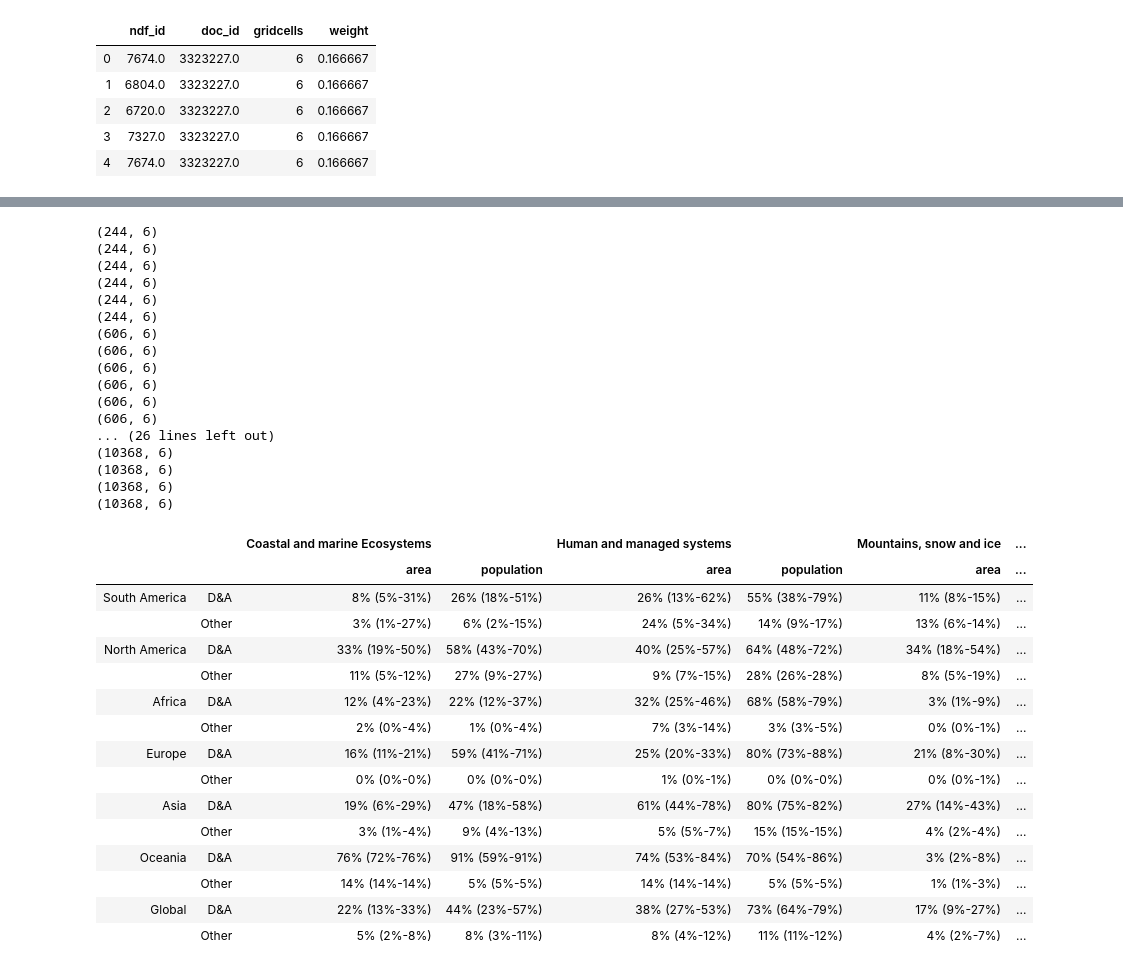
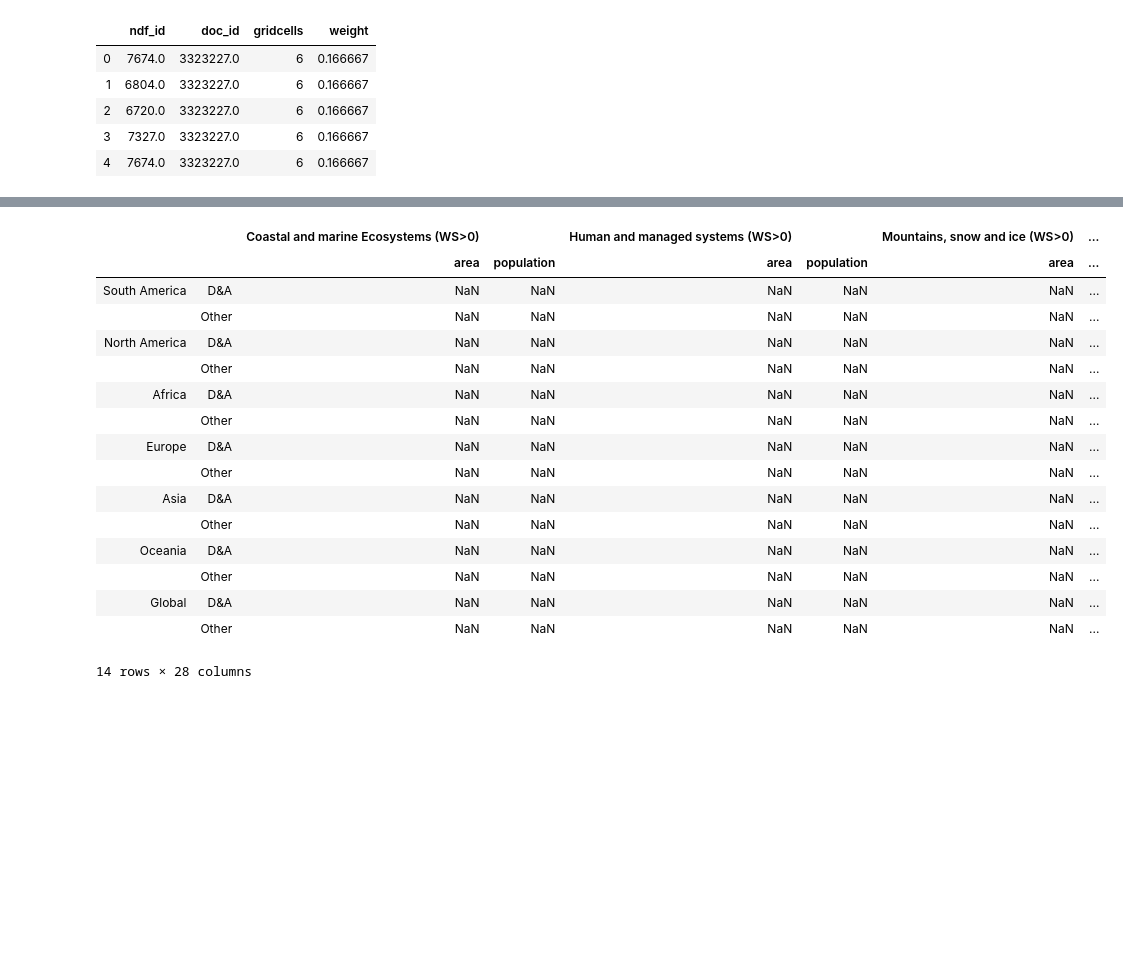
Before and after one commit to mcallaghan/regional-impacts-map, a Jupyter notebook: analysis/5e_tables.ipynb, the cells around one changed output, grey strips where cells are left out. Saved outputs shown, nothing was run; the diff lists cells and outputs as text; code cells hidden in the pictures; blank space fills up the shorter version.

```diff
--- a/analysis/5e_tables.ipynb
+++ b/analysis/5e_tables.ipynb
@@ -38,7 +374,9 @@ continents = [
 # %%
 sector_total = sector_cols + [" - Total - "]
+sector_labels = [x.split(' - ')[1].replace('managed','managed systems').replace('ES','ecosystems') for x in sector_total]
+sector_labels = [x + " (WS>0)" for x in sector_labels ]
 
-colindex = pd.MultiIndex.from_tuples(list(itertools.product(*[[x.split(' - ')[1].replace('managed','managed systems').replace('ES','ecosystems') for x in sector_total],["area","population"]])))
+colindex = pd.MultiIndex.from_tuples(list(itertools.product(*[sector_labels,["area","population"]])))
 glob_index = pd.MultiIndex.from_tuples(list(itertools.product(*[continents + ["Global"],["D&A","Other"]])))
 table = pd.DataFrame(index=glob_index,columns=colindex)
 
@@ -52,7 +390,7 @@ def ci_area_sum(ndf, sub_ndf, threshold, var):
     for suffix in ["","_lower","_upper"]:
         results.append(sub_ndf[sub_ndf[f"total_study_prop{suffix}"]>=threshold][var].sum()/ndf_sum)
 
-    return f"{results[0]:.0%} ({results[1]:.0%}-{results[2]:.0%})"
+    return f"{results[0]:.0%}"
 
 def ci_df(df, var_list):
     lower_df = df
@@ -80,66 +418,50 @@ for i, continent in enumerate(continents+["Global"]):
         else:
             mid_ids, lower_ids, upper_ids = ci_df(cdf,['0 - relevance - mean_prediction', sector])
             thresh = 1
         id_subsets = [mid_ids, upper_ids, lower_ids]
         ndf = df[df['index'].isin(ndf_ids)][['index','study_addition','is_land','n_da_impacts','area','population']]
         for var, driver in [("temp","Temperature"),("precip","Precipitation")]:
             for l, (label, suffix) in enumerate([(f"{var}_study_prop","mean_prediction"),(f"{var}_study_prop_upper","upper_pred"),(f"{var}_study_prop_lower","lower_pred")]):
                 var_studies = driver_df[(driver_df[f'6 - {driver} - {suffix}']>=0.5) & (driver_df['id'].isin(id_subsets[l]))].id
                 var_ndf = df_ndf[df_ndf['doc_id'].isin(var_studies)].groupby('ndf_id')['weight'].sum().to_frame().rename(columns={"weight":label})
                 ndf = ndf.merge(var_ndf, left_on="index", right_on="ndf_id", how="left")
                 ndf[label] = ndf[label].fillna(0)
 
         for suffix in ["","_lower","_upper"]:
 
             ndf.loc[ndf['study_addition']=="temp",f"total_study_prop{suffix}"] = ndf.loc[ndf['study_addition']=="temp",f"temp_study_prop{suffix}"]
             ndf.loc[ndf['study_addition']=="precip",f"total_study_prop{suffix}"] = ndf.loc[ndf['study_addition']=="precip",f"precip_study_prop{suffix}"]
             ndf.loc[ndf['study_addition']=="add",f"total_study_prop{suffix}"] = ndf.loc[ndf['study_addition']=="add",[f"precip_study_prop{suffix}",f"temp_study_prop{suffix}"]].sum(axis=1)
             ndf[f"total_study_prop{suffix}"].fillna(0)
 
         for j, da in enumerate(["D&A","Other"]):
             if da=="D&A":
                 sub_ndf = ndf[(abs(ndf['n_da_impacts'])>0)]
             else:
                 sub_ndf = ndf[(abs(ndf['n_da_impacts'])==0)]
 
             for var in ["area","population"]:
-                table.loc[(continent,da),(sector.split(' - ')[1].replace('managed','managed systems').replace('ES','ecosystems'), var)] = ci_area_sum(ndf, sub_ndf,thresh, var)
+                table.loc[(continent,da),(sector.split(' - ')[1].replace('managed','managed systems').replace('ES','ecosystems'), var)] = ci_area_sum(ndf, sub_ndf,0, var)
 
-table.to_html('../supplementary_data/area_pop_sums.md')
-table.to_excel('../supplementary_data/area_pop_sums.xlsx')
+table.to_html('../supplementary_data/area_pop_sums_all.md')
+table.to_excel('../supplementary_data/area_pop_sums_all.xlsx')
 
 table
 # %% [output]
+|  |  | Coastal and marine Ecosystems (WS>0) |  | Human and managed systems (WS>0) |  | Mountains, snow and ice (WS>0) | ... |
+|  |  | area | population | area | population | area | ... |
+| South America | D&A | NaN | NaN | NaN | NaN | NaN | ... |
+|  | Other | NaN | NaN | NaN | NaN | NaN | ... |
+| North America | D&A | NaN | NaN | NaN | NaN | NaN | ... |
+|  | Other | NaN | NaN | NaN | NaN | NaN | ... |
+| Africa | D&A | NaN | NaN | NaN | NaN | NaN | ... |
+|  | Other | NaN | NaN | NaN | NaN | NaN | ... |
+| Europe | D&A | NaN | NaN | NaN | NaN | NaN | ... |
+|  | Other | NaN | NaN | NaN | NaN | NaN | ... |
+| Asia | D&A | NaN | NaN | NaN | NaN | NaN | ... |
+|  | Other | NaN | NaN | NaN | NaN | NaN | ... |
+| Oceania | D&A | NaN | NaN | NaN | NaN | NaN | ... |
+|  | Other | NaN | NaN | NaN | NaN | NaN | ... |
+| Global | D&A | NaN | NaN | NaN | NaN | NaN | ... |
+|  | Other | NaN | NaN | NaN | NaN | NaN | ... |
-(244, 6)
-(244, 6)
-(244, 6)
-(244, 6)
-(244, 6)
-(244, 6)
-(606, 6)
-(606, 6)
-(606, 6)
-(606, 6)
-(606, 6)
-(606, 6)
-... (26 lines left out)
-(10368, 6)
-(10368, 6)
-(10368, 6)
-(10368, 6)
+14 rows × 28 columns
-|  |  | Coastal and marine Ecosystems |  | Human and managed systems |  | Mountains, snow and ice | ... |
-|  |  | area | population | area | population | area | ... |
-| South America | D&A | 8% (5%-31%) | 26% (18%-51%) | 26% (13%-62%) | 55% (38%-79%) | 11% (8%-15%) | ... |
-|  | Other | 3% (1%-27%) | 6% (2%-15%) | 24% (5%-34%) | 14% (9%-17%) | 13% (6%-14%) | ... |
-| North America | D&A | 33% (19%-50%) | 58% (43%-70%) | 40% (25%-57%) | 64% (48%-72%) | 34% (18%-54%) | ... |
-|  | Other | 11% (5%-12%) | 27% (9%-27%) | 9% (7%-15%) | 28% (26%-28%) | 8% (5%-19%) | ... |
-| Africa | D&A | 12% (4%-23%) | 22% (12%-37%) | 32% (25%-46%) | 68% (58%-79%) | 3% (1%-9%) | ... |
-|  | Other | 2% (0%-4%) | 1% (0%-4%) | 7% (3%-14%) | 3% (3%-5%) | 0% (0%-1%) | ... |
-| Europe | D&A | 16% (11%-21%) | 59% (41%-71%) | 25% (20%-33%) | 80% (73%-88%) | 21% (8%-30%) | ... |
-|  | Other | 0% (0%-0%) | 0% (0%-0%) | 1% (0%-1%) | 0% (0%-0%) | 0% (0%-1%) | ... |
-| Asia | D&A | 19% (6%-29%) | 47% (18%-58%) | 61% (44%-78%) | 80% (75%-82%) | 27% (14%-43%) | ... |
-|  | Other | 3% (1%-4%) | 9% (4%-13%) | 5% (5%-7%) | 15% (15%-15%) | 4% (2%-4%) | ... |
-| Oceania | D&A | 76% (72%-76%) | 91% (59%-91%) | 74% (53%-84%) | 70% (54%-86%) | 3% (2%-8%) | ... |
-|  | Other | 14% (14%-14%) | 5% (5%-5%) | 14% (14%-14%) | 5% (5%-5%) | 1% (1%-3%) | ... |
-| Global | D&A | 22% (13%-33%) | 44% (23%-57%) | 38% (27%-53%) | 73% (64%-79%) | 17% (9%-27%) | ... |
-|  | Other | 5% (2%-8%) | 8% (3%-11%) | 8% (4%-12%) | 11% (11%-12%) | 4% (2%-7%) | ... |
```
Also changed, not shown: parts of 11 cells of this notebook, 16 other files.
